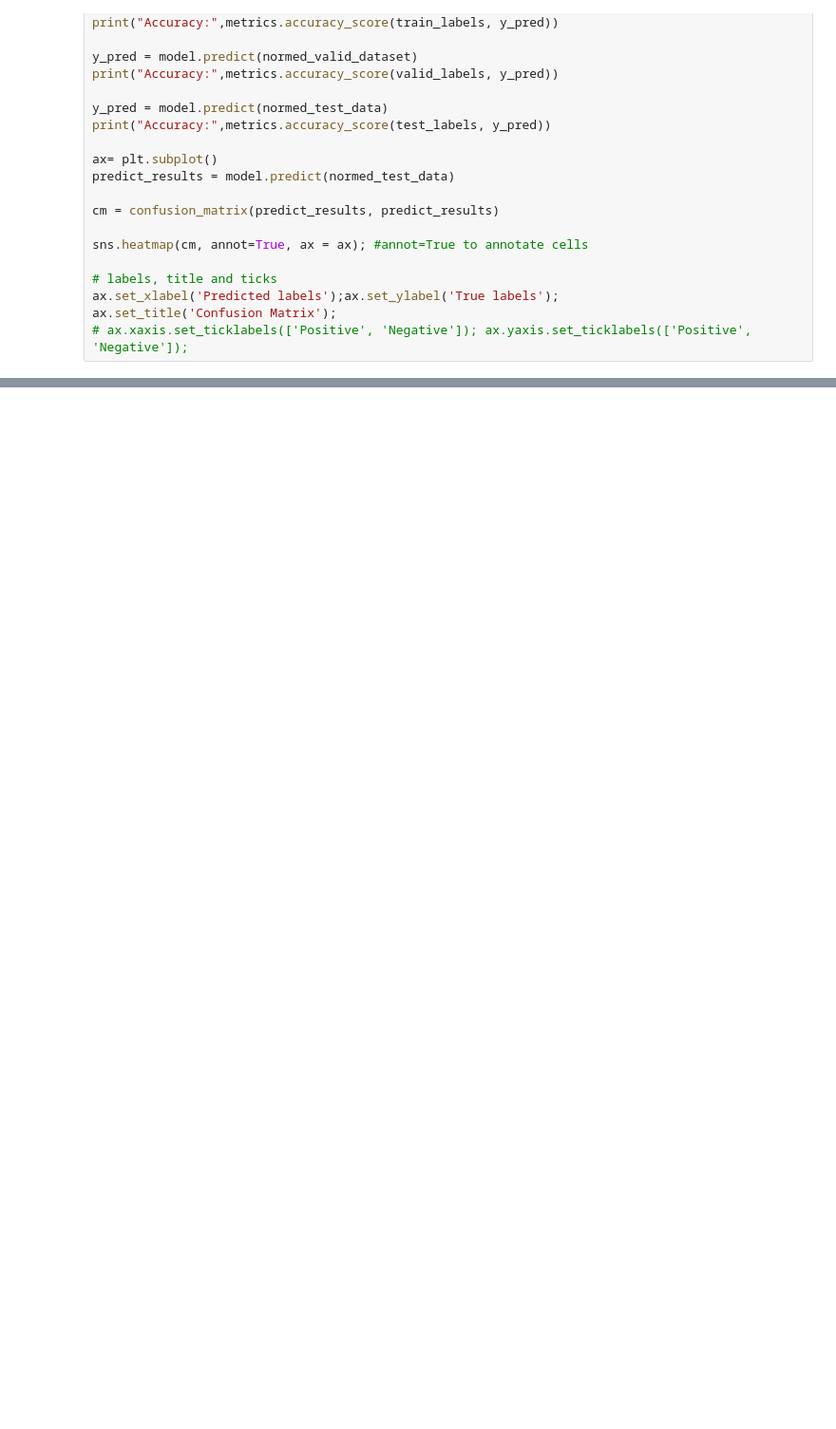
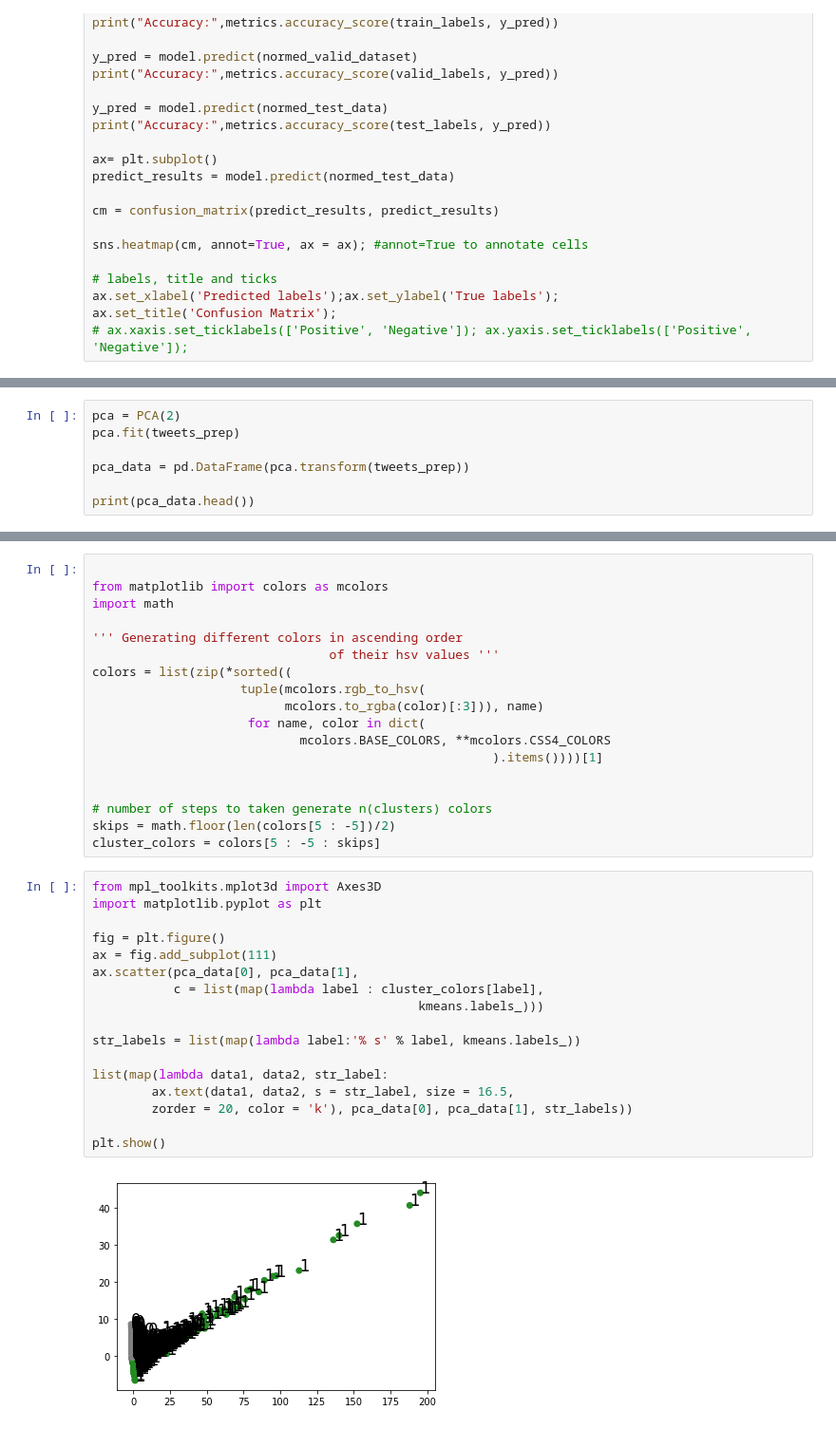
Before and after one commit to vallhallalm/Projet-analyse-de-Tweet, a Jupyter notebook: machine_learning.ipynb, the cells around one changed output, grey strips where cells are left out. Shown at 95% size. Saved outputs shown, nothing was run; the diff lists cells and outputs as text; blank space fills up the shorter version.

```diff
--- a/machine_learning.ipynb
+++ b/machine_learning.ipynb
@@ -162,0 +181,7 @@ TypeError: float() argument must be a string or a number, not 'dict'
+# %%
+pca = PCA(2)
+pca.fit(tweets_prep)
+
+pca_data = pd.DataFrame(pca.transform(tweets_prep))
+
+print(pca_data.head())
@@ -162,0 +223,37 @@ TypeError: float() argument must be a string or a number, not 'dict'
+# %%
+
+from matplotlib import colors as mcolors
+import math
+
+''' Generating different colors in ascending order
+                                of their hsv values '''
+colors = list(zip(*sorted((
+                    tuple(mcolors.rgb_to_hsv(
+                          mcolors.to_rgba(color)[:3])), name)
+                     for name, color in dict(
+                            mcolors.BASE_COLORS, **mcolors.CSS4_COLORS
+                                                      ).items())))[1]
+
+
+# number of steps to taken generate n(clusters) colors
+skips = math.floor(len(colors[5 : -5])/2)
+cluster_colors = colors[5 : -5 : skips]
+# %%
+from mpl_toolkits.mplot3d import Axes3D
+import matplotlib.pyplot as plt
+
+fig = plt.figure()
+ax = fig.add_subplot(111)
+ax.scatter(pca_data[0], pca_data[1],
+           c = list(map(lambda label : cluster_colors[label],
+                                            kmeans.labels_)))
+
+str_labels = list(map(lambda label:'% s' % label, kmeans.labels_))
+
+list(map(lambda data1, data2, str_label:
+        ax.text(data1, data2, s = str_label, size = 16.5,
+        zorder = 20, color = 'k'), pca_data[0], pca_data[1], str_labels))
+
+plt.show()
+# %% [output]
+[figure, added]
```
Also changed, not shown: parts of 3 cells of this notebook.
